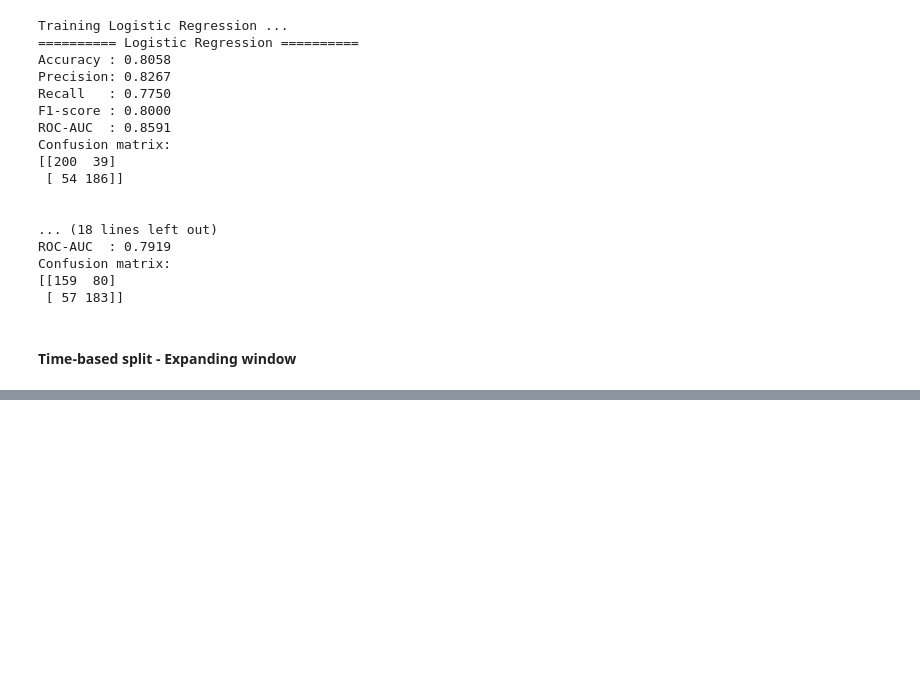
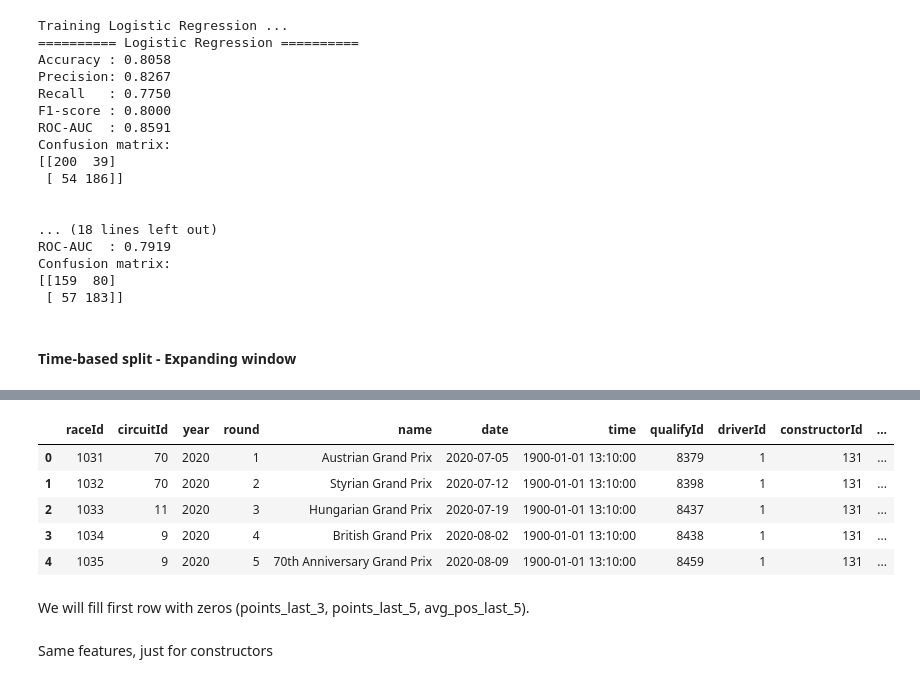
Before and after one commit to Ognjeniii/f1-predictions, a Jupyter notebook: F1.ipynb, the cells around one changed output, grey strips where cells are left out. Drawn from its saved outputs; the diff is of its cells as text; code cells hidden in the pictures; blank space fills up the shorter version.

```diff
--- a/F1.ipynb
+++ b/F1.ipynb
@@ -658,0 +747,20 @@ ValueError: Boolean array expected for the condition, not int64
+# %%
+df = df.sort_values(
+    ['driverId', 'year', 'round']
+).reset_index(drop=True)
+# %%
+df['points_last_3'] = (
+    df
+    .groupby('driverId')['points_total']
+    .shift(1)
+    .rolling(window=3, min_periods=1)
+    .sum()
+)
+# %%
+df['points_last_5'] = (
+     df
+    .groupby('driverId')['points_total']
+    .shift(1)
+    .rolling(window=5, min_periods=1)
+    .sum()
+)
@@ -658,0 +773,21 @@ ValueError: Boolean array expected for the condition, not int64
+# %%
+df['final_position_num'] = df['final_position_num'].fillna(21)
+
+df['avg_pos_last_5'] = (
+    df
+    .groupby('driverId')['final_position_num']
+    .shift(1)
+    .rolling(5, min_periods=1)
+    .mean()
+)
+# %%
+df[df['driverId'] == 1].head()
+# %% [output]
+|  | raceId | circuitId | year | round | name | date | time | qualifyId | driverId | constructorId | ... |
+| 0 | 1031 | 70 | 2020 | 1 | Austrian Grand Prix | 2020-07-05 | 1900-01-01 13:10:00 | 8379 | 1 | 131 | ... |
+| 1 | 1032 | 70 | 2020 | 2 | Styrian Grand Prix | 2020-07-12 | 1900-01-01 13:10:00 | 8398 | 1 | 131 | ... |
+| 2 | 1033 | 11 | 2020 | 3 | Hungarian Grand Prix | 2020-07-19 | 1900-01-01 13:10:00 | 8437 | 1 | 131 | ... |
+| 3 | 1034 | 9 | 2020 | 4 | British Grand Prix | 2020-08-02 | 1900-01-01 13:10:00 | 8438 | 1 | 131 | ... |
+| 4 | 1035 | 9 | 2020 | 5 | 70th Anniversary Grand Prix | 2020-08-09 | 1900-01-01 13:10:00 | 8459 | 1 | 131 | ... |
+# %% [markdown]
+We will fill first row with zeros (points_last_3,	points_last_5,	avg_pos_last_5).
@@ -658,0 +796,2 @@ ValueError: Boolean array expected for the condition, not int64
+# %% [markdown]
+Same features, just for constructors
```
Also changed, not shown: parts of 27 cells of this notebook.
